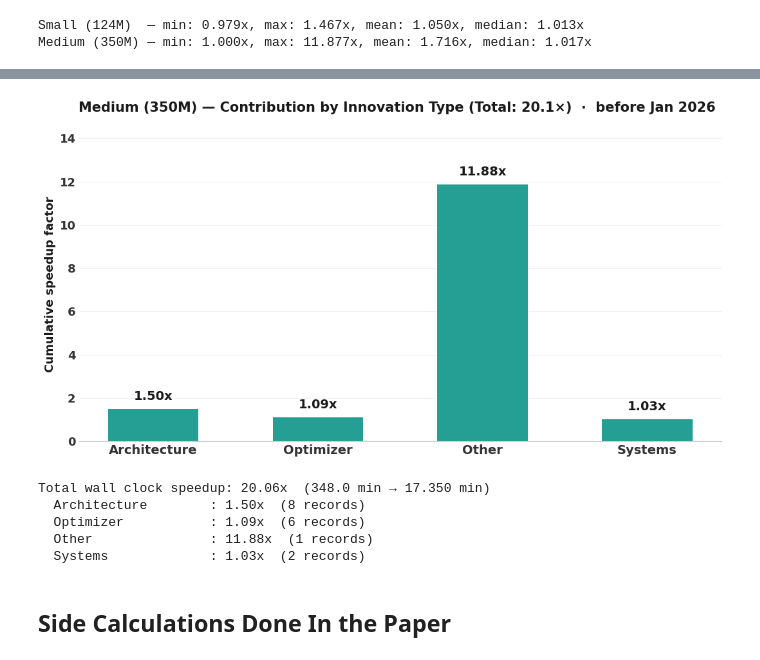
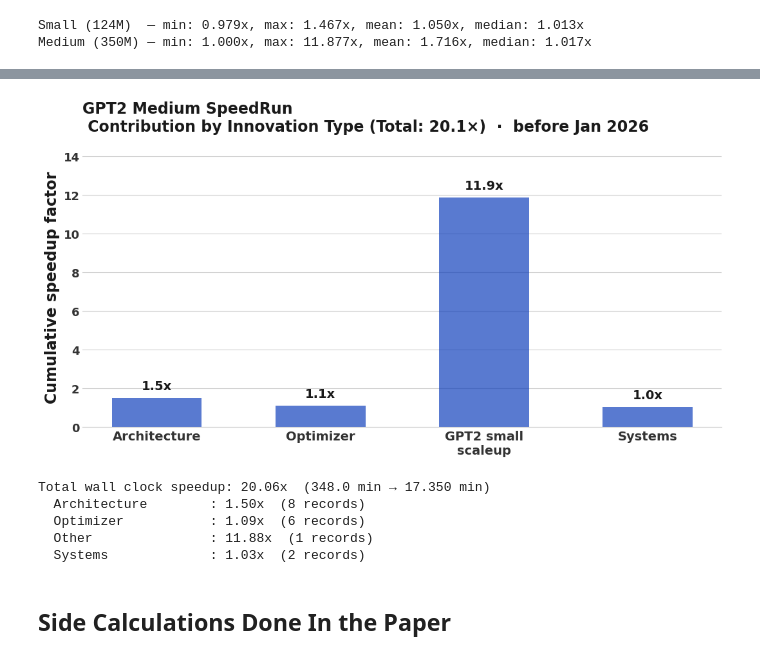
Before and after one commit to hansgundlach/SpeedRunAnalysis, a Jupyter notebook: graph_analysis.ipynb, the cells around one changed output, grey strips where cells are left out. Cells and saved outputs as stored; diff of their text form; code cells hidden in the pictures.

```diff
--- a/graph_analysis.ipynb
+++ b/graph_analysis.ipynb
@@ -253,19 +276,26 @@ FLOP reduction factor  : 26.26x  (7.63e+18 → 2.91e+17)
 Software efficiency    : 1.17x  (wall clock improved 1.17x more than FLOPs alone)
 Total wall clock       : 30.65x
 # %%
-df_med_records = pd.read_csv("modded-nanogpt/nanogpt_medium_speedrun_records.csv")
+df_med_records = pd.read_csv("nanogpt_medium_speedrun_records.csv")
 df_med_records["date"] = pd.to_datetime(df_med_records["date"])
-df_med_records["flop_frac"] = df_med_records["training_flops"] / df_med_records["training_flops"].iloc[0]
-df_med_records["token_frac"] = df_med_records["training_tokens_M"] / df_med_records["training_tokens_M"].iloc[0]
-df_med_records["time_frac"] = df_med_records["record_time_min"] / df_med_records["record_time_min"].iloc[0]
+
+# All series start from record 2 (iloc[1]) — the first record with complete data
+baseline = df_med_records.iloc[1]
+df_med_plot = df_med_records.iloc[1:].copy()
+df_med_plot["time_frac"]  = df_med_plot["record_time_min"]   / baseline["record_time_min"]
+df_med_plot["flop_frac"]  = df_med_plot["training_flops"]    / baseline["training_flops"]
+df_med_plot["token_frac"] = df_med_plot["training_tokens_M"] / baseline["training_tokens_M"]
+
+df_med_tokens = df_med_plot.dropna(subset=["training_tokens_M"])
+df_med_flops  = df_med_plot.dropna(subset=["training_flops"])
 
 fig, ax = plt.subplots(figsize=(14, 7))
-ax.plot(df_med_records["date"], df_med_records["time_frac"], marker="o", markersize=10, linewidth=3, color="#2563eb", alpha=0.75, label="Wall Clock Time")
-ax.plot(df_med_records["date"], df_med_records["token_frac"], marker="s", markersize=10, linewidth=3, color="#db2777", alpha=0.75, label="Training Tokens")
-ax.plot(df_med_records["date"], df_med_records["flop_frac"], marker="^", markersize=10, linewidth=3, color="#16a34a", alpha=0.75, label="Training FLOPs")
+ax.plot(df_med_plot["date"],   df_med_plot["time_frac"],   marker="o", markersize=10, linewidth=3, color="#2563eb", alpha=0.75, label="Wall Clock Time")
+ax.plot(df_med_tokens["date"], df_med_tokens["token_frac"], marker="s", markersize=10, linewidth=3, color="#db2777", alpha=0.75, label="Training Tokens")
+ax.plot(df_med_flops["date"],  df_med_flops["flop_frac"],   marker="^", markersize=10, linewidth=3, color="#16a34a", alpha=0.75, label="Training FLOPs")
 ax.set_xlabel("Date", fontweight=800)
 ax.set_ylabel("Fraction of Original", fontweight=800)
-ax.set_title("Nano-GPT Medium (350M): Resource Usage Over Time", fontweight=800)
+ax.set_title("Nano-GPT Medium (200M): Resource Usage Over Time", fontweight=800)
 ax.set_yscale("log")
 ax.xaxis.set_major_locator(mdates.MonthLocator(interval=2))
 ax.xaxis.set_major_formatter(mdates.DateFormatter("%b %Y"))
@@ -291,6 +321,7 @@ med_step_speedups = med_times[:-1] / med_times[1:]
 med_step_labels = med_labels[1:]
 
 categories = sorted(pd.unique(med_step_labels))
+display_labels = ["GPT2 small\nscaleup" if c == "Other" else c for c in categories]
 color_pool = ["#2563eb", "#16a34a", "#db2777", "#f59e0b", "#8b5cf6"]
 colors = [color_pool[i % len(color_pool)] for i in range(len(categories))]
 
@@ -304,44 +335,45 @@ med_total_speedup = np.prod(med_step_speedups)
 bar_vals = [med_category_speedup[c] for c in categories]
 
 fig, ax = plt.subplots(figsize=(11, 6))
-bars = ax.bar(categories, bar_vals, color="#0d9488", alpha=0.9, edgecolor="none", width=0.55)
+# color="#8eb4eb"  # previous color (light cornflower blue)
+bars = ax.bar(display_labels, bar_vals, color="#0033B8", alpha=0.65, edgecolor="none", width=0.55)
 
 ax.set_ylim(0, max(bar_vals) * 1.22)
 for bar, val in zip(bars, bar_vals):
     ax.text(bar.get_x() + bar.get_width() / 2, bar.get_height() + max(bar_vals) * 0.025,
-            f"{val:.2f}x", ha="center", va="bottom", fontsize=14, fontweight=800, color="#1a1a1a")
+            f"{val:.1f}x", ha="center", va="bottom", fontsize=14, fontweight=800, color="#1a1a1a")
 
 # Epoch-style axes: remove top and right spines
 ax.spines["top"].set_visible(False)
 ax.spines["right"].set_visible(False)
 ax.spines["left"].set_visible(False)
 ax.spines["bottom"].set_color("#cccccc")
 
 ax.tick_params(axis="x", length=0, labelsize=14)
 ax.tick_params(axis="y", length=0, labelsize=13)
 for label in ax.get_xticklabels() + ax.get_yticklabels():
     label.set_fontweight(800)
 
-ax.set_ylabel("Cumulative speedup factor", fontsize=13, fontweight=800, color="#1a1a1a")
+ax.set_ylabel("Cumulative speedup factor", fontsize=17, fontweight=800, color="#1a1a1a")
 
-ax.grid(True, axis="y", alpha=0.4, color="#dddddd", zorder=0)
+ax.grid(True, axis="y", alpha=0.95, color="#cccccc", zorder=0)
 ax.set_axisbelow(True)
 
-title = f"Medium (350M) — Contribution by Innovation Type (Total: {med_total_speedup:.1f}×)"
+title = f"GPT2 Medium SpeedRun \n Contribution by Innovation Type (Total: {med_total_speedup:.1f}×)"
 if cutoff_date is not None:
     title += f"  ·  before {cutoff_date.strftime('%b %Y')}"
-ax.set_title(title, fontsize=15, fontweight=800, color="#1a1a1a", loc="left", pad=18)
+ax.set_title(title, fontsize=17, fontweight=800, color="#1a1a1a", loc="left", pad=18)
 
 plt.tight_layout()
 plt.savefig("figures/cumulative_speedup_medium.png", dpi=150, bbox_inches="tight")
 plt.show()
 
 print(f"\nTotal wall clock speedup: {med_total_speedup:.2f}x  ({med_times[0]:.1f} min → {med_times[-1]:.3f} min)")
 for cat in categories:
     n = np.sum(med_step_labels == cat)
     print(f"  {cat:20s}: {med_category_speedup[cat]:.2f}x  ({n} records)")
 # %% [output]
-[figure, old version]
+[figure, new version]
 Total wall clock speedup: 20.06x  (348.0 min → 17.350 min)
   Architecture        : 1.50x  (8 records)
   Optimizer           : 1.09x  (6 records)
```
Also changed, not shown: parts of 7 cells of this notebook, 13 other files.
